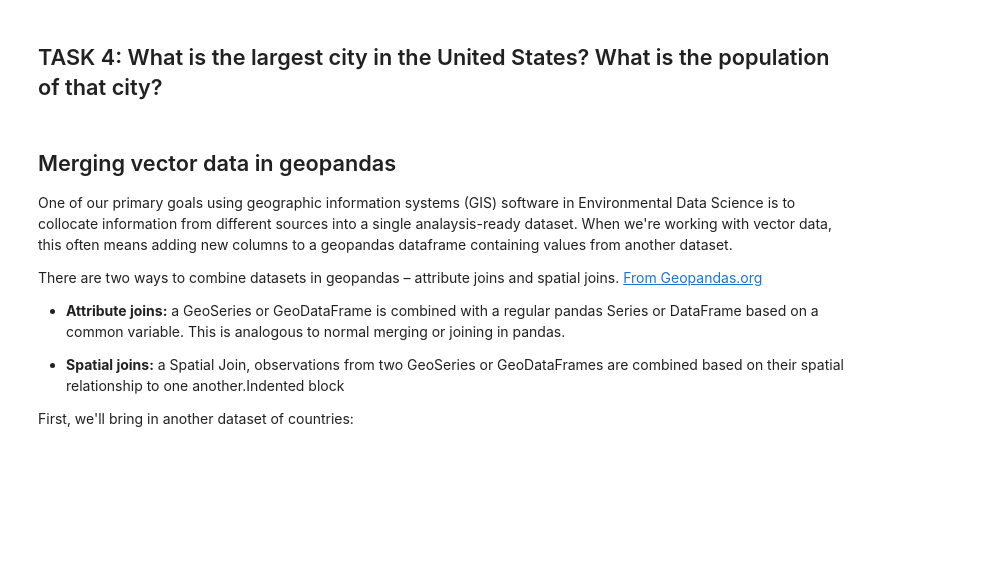
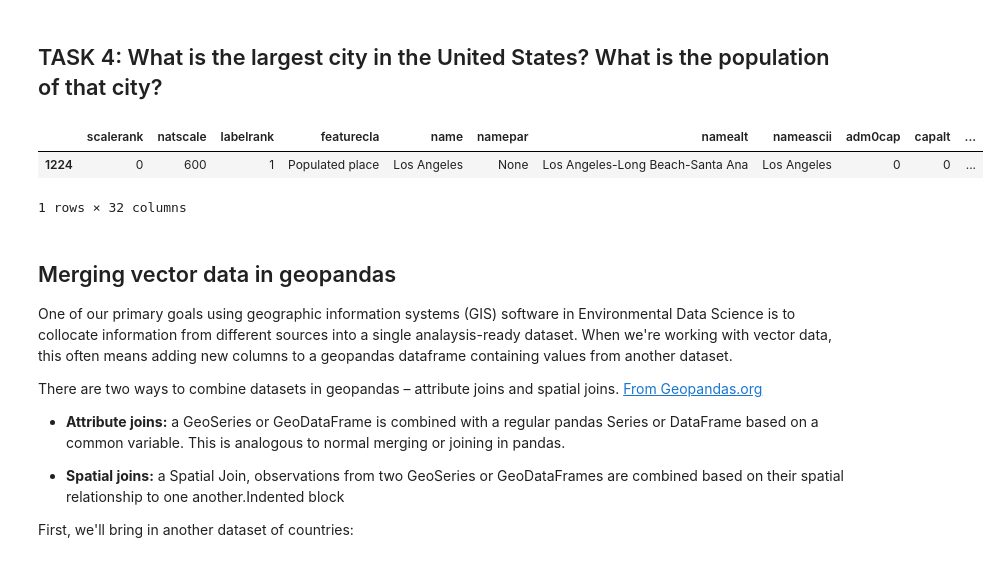
Before and after one commit to baedgert/EnvDatSci22, a Jupyter notebook: CodeSprints/VectorData101.ipynb, the cells around one changed output. Cells and saved outputs as stored; diff of their text form; code cells hidden in the pictures; blank space fills up the shorter version.

```diff
--- a/CodeSprints/VectorData101.ipynb
+++ b/CodeSprints/VectorData101.ipynb
@@ -507,3 +544,13 @@ plt.show()
+# %%
+# Task 4 code here
+cities_in_usa.pop_max.max()
+largest_city= cities_in_usa[cities_in_usa.pop_max ==12500000]
+largest_city
+# Los Angeles is the largest city, with a maximum population of 12500000
+# %% [output]
+|  | scalerank | natscale | labelrank | featurecla | name | namepar | namealt | nameascii | adm0cap | capalt | ... |
+| 1224 | 0 | 600 | 1 | Populated place | Los Angeles | None | Los Angeles-Long Beach-Santa Ana | Los Angeles | 0 | 0 | ... |
+1 rows × 32 columns
 # %% [markdown]
 ## Merging vector data in geopandas
 One of our primary goals using geographic information systems (GIS) software in Environmental Data Science is to collocate information from different sources into a single analaysis-ready dataset. When we're working with vector data, this often means adding new columns to a geopandas dataframe containing values from another dataset.
```
Also changed, not shown: parts of 19 cells of this notebook.
